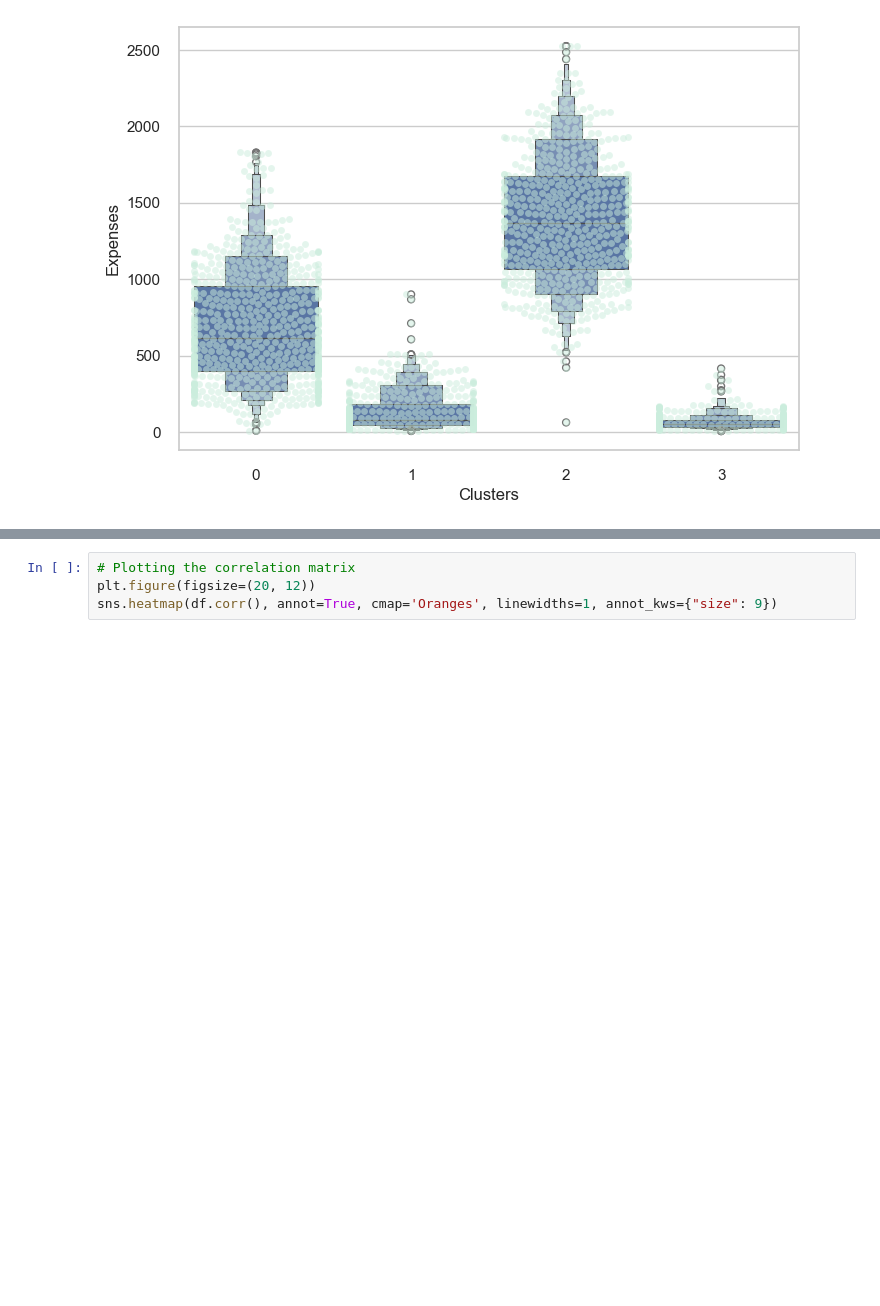
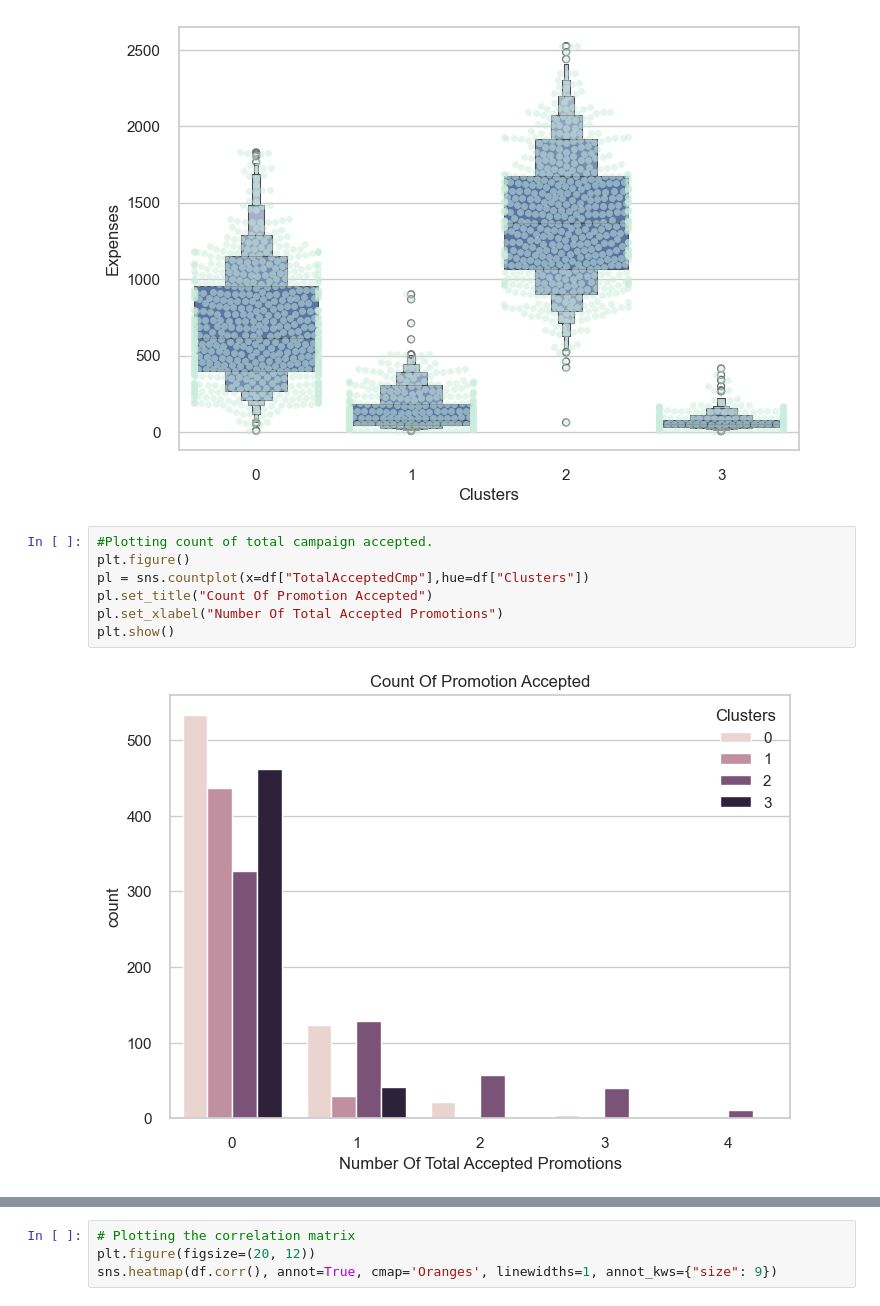
Before and after one commit to SajjadKhanYousafzai/Projects--Kaggle-, a Jupyter notebook: Customer Personality Analysis/cust_personality_analysis.ipynb, the cells around one changed output, grey strips where cells are left out. Cells and saved outputs as stored; diff of their text form; blank space fills up the shorter version.

```diff
--- a/Customer Personality Analysis/cust_personality_analysis.ipynb
+++ b/Customer Personality Analysis/cust_personality_analysis.ipynb
@@ -700,3 +700,12 @@ pl=sns.boxenplot(x=df["Clusters"], y=df["Expenses"])
 plt.show()
 # %% [output]
 [figure]
+# %%
+#Plotting count of total campaign accepted.
+plt.figure()
+pl = sns.countplot(x=df["TotalAcceptedCmp"],hue=df["Clusters"])
+pl.set_title("Count Of Promotion Accepted")
+pl.set_xlabel("Number Of Total Accepted Promotions")
+plt.show()
+# %% [output]
+[figure, added]
```
Also changed, not shown: parts of 1 cell of this notebook.
